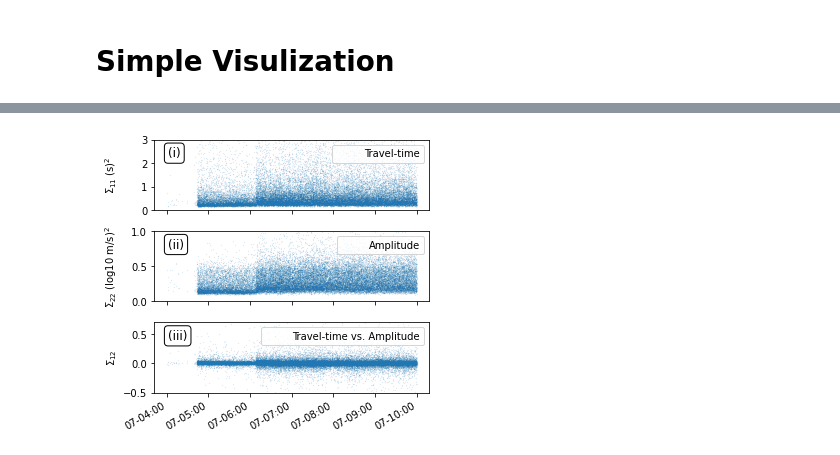
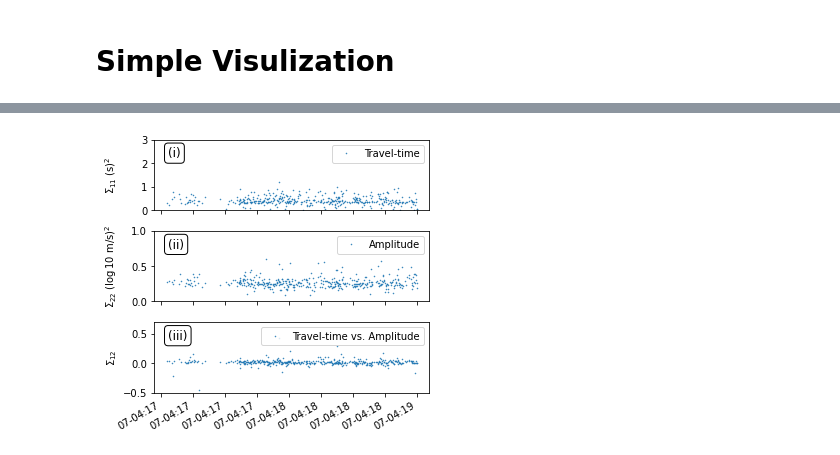
Before and after one commit to AI4EPS/QuakeFlow, a Jupyter notebook: notebooks/plot_catalog.ipynb, the cells around one changed output, grey strips where cells are left out. Cells and saved outputs as stored; diff of their text form; code cells hidden in the pictures.

```diff
--- a/notebooks/plot_catalog.ipynb
+++ b/notebooks/plot_catalog.ipynb
@@ -9,8 +9,8 @@ import pickle
 import json
 # import pygmt
 
-# dir_name = "Ridgecrest_demo"
-dir_name = "Ridgecrest_oneweek"
+dir_name = "Ridgecrest_demo"
+# dir_name = "Ridgecrest_oneweek"
 # dir_name = "SaltonSea"
 # dir_name = "SanSimeon"
 # dir_name = "Ridgecrest"
@@ -37,9 +37,9 @@ events["time"] = events["time"].apply(lambda x: datetime.strptime(x, "%Y-%m-%dT%
 
 catalog = pd.read_csv(root_dir(catalog_file), delimiter="\t")
 catalog["time"] = catalog["time"].apply(lambda x: datetime.strptime(x, "%Y-%m-%dT%H:%M:%S.%f"))
-catalog["covariance"] = catalog["covariance"].apply(lambda x: [float(i) for i  in x.split(",")])
+# catalog["covariance"] = catalog["covariance"].apply(lambda x: [float(i) for i  in x.split(",")])
 
-marker_size = 0.1
+marker_size = 0.1 * 10
 bins = min(len(catalog["time"])//50 + 10, 50)
 # %%
 # region = config["xlim_degree"] + config["ylim_degree"]
@@ -172,37 +172,36 @@ plt.show();
 # %%
-covariance = np.array(catalog["covariance"].to_list())
 
 fig = plt.figure(figsize=plt.rcParams["figure.figsize"]*np.array([0.8,1.1]))
 box = dict(boxstyle='round', facecolor='white', alpha=1)
 text_loc = [0.05, 0.90]
 plt.subplot(311)
-plt.plot(catalog["time"], covariance[:,0], '.', markersize=marker_size, label="Travel-time", rasterized=True)
+plt.plot(catalog["time"], catalog["sigma_time"], '.', markersize=marker_size, label="Travel-time", rasterized=True)
 plt.ylim([0, 3])
 plt.ylabel(r"$\Sigma_{11}$ (s)$^2$")
 plt.legend(loc="upper right")
 plt.text(text_loc[0], text_loc[1], '(i)', horizontalalignment='left', verticalalignment="top",
          transform=plt.gca().transAxes, fontsize="large", fontweight="normal", bbox=box)
 plt.subplot(312)
-plt.plot(catalog["time"], covariance[:,1], '.', markersize=marker_size, label="Amplitude", rasterized=True)
+plt.plot(catalog["time"], catalog["sigma_amp"], '.', markersize=marker_size, label="Amplitude", rasterized=True)
 plt.ylim([0, 1])
 plt.ylabel(r"$\Sigma_{22}$ ($\log10$ m/s)$^2$")
 plt.legend(loc="upper right")
 plt.text(text_loc[0], text_loc[1], '(ii)', horizontalalignment='left', verticalalignment="top",
          transform=plt.gca().transAxes, fontsize="large", fontweight="normal", bbox=box)
 plt.subplot(313)
-plt.plot(catalog["time"], covariance[:,2], '.', markersize=marker_size, label="Travel-time vs. Amplitude", rasterized=True)
+plt.plot(catalog["time"], catalog["cov_time_amp"], '.', markersize=marker_size, label="Travel-time vs. Amplitude", rasterized=True)
 plt.ylabel(r"$\Sigma_{12}$")
 plt.ylim([-0.5, 0.7])
 plt.legend(loc="upper right")
 plt.text(text_loc[0], text_loc[1], '(iii)', horizontalalignment='left', verticalalignment="top",
          transform=plt.gca().transAxes, fontsize="large", fontweight="normal", bbox=box)
 plt.gca().xaxis.set_major_formatter(mdates.DateFormatter('%m-%d:%H'))
 plt.gcf().autofmt_xdate()
 # plt.suptitle(r"Covariance Matrix ($\Sigma$) Coefficients")
 plt.tight_layout()
 plt.gcf().align_labels()
 plt.savefig(root_dir("covariance.png"), bbox_inches="tight", dpi=300)
 plt.savefig(root_dir("covariance.pdf"), bbox_inches="tight")
 plt.show();
 # %% [output]
-[figure, old version]
+[figure, new version]
```
Also changed, not shown: parts of 4 cells of this notebook, 1 other file.
